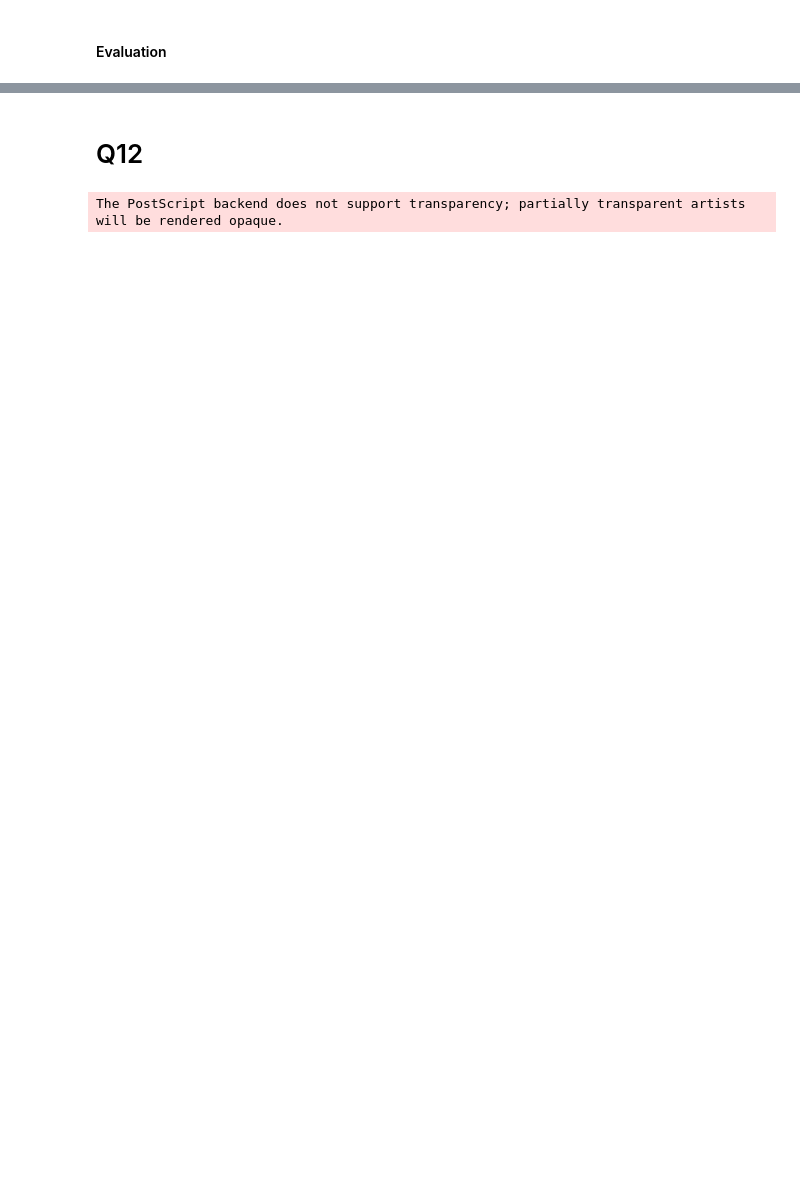
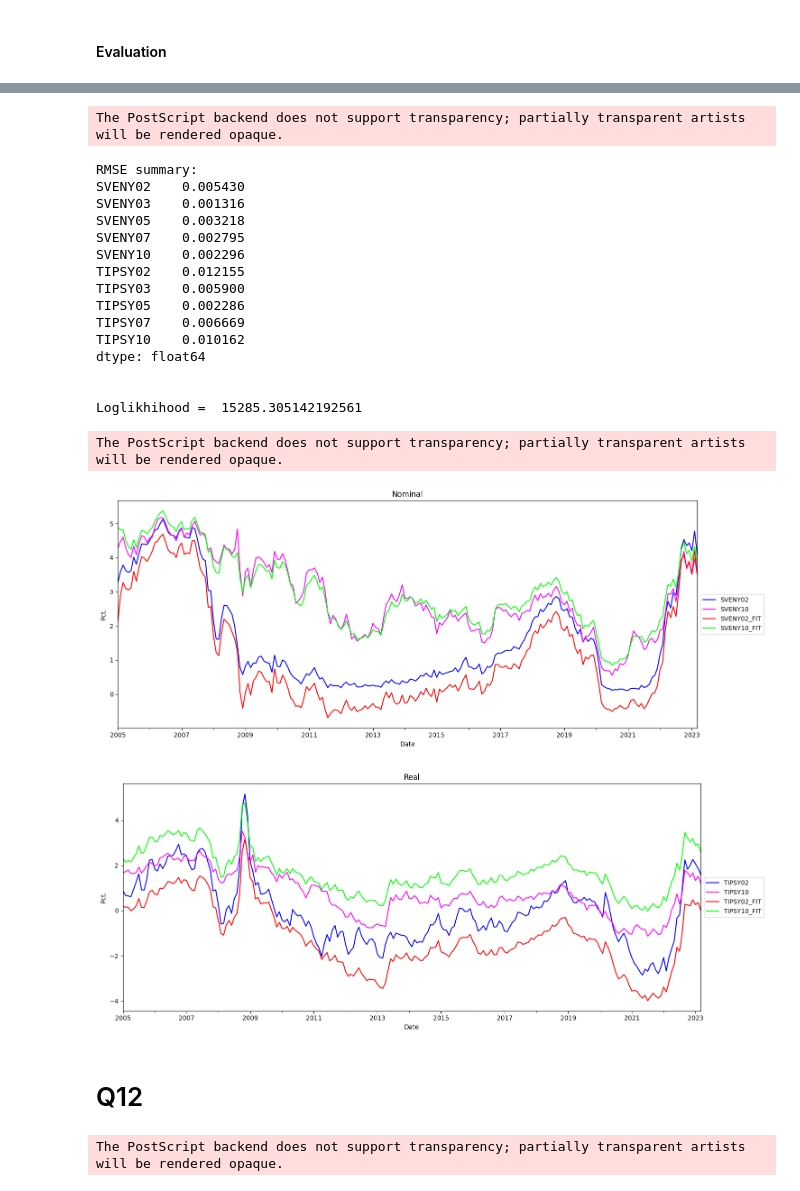
Before and after one commit to EmilieMunkedal/Bachelor, a Jupyter notebook: notebook-1 (1).ipynb, the cells around one changed output, grey strips where cells are left out. Drawn from its saved outputs; the diff is of its cells as text; code cells hidden in the pictures; blank space fills up the shorter version.

```diff
--- a/notebook-1 (1).ipynb
+++ b/notebook-1 (1).ipynb
@@ -30,10 +31,10 @@ data_real = pd.read_csv("data_real.csv", sep=",", skiprows=18) # indlæser fil
 data_nom = pd.read_csv("data_nom.csv", sep=",", skiprows=9) # indlæser fil
 
 # Select maturities 2, 3, 5, 7, 10 years and end_of_month dates
-data_real = data_real.query("Date >= '2005-01-01' and Date <= '2023-02-28'").set_index('Date')
+data_real = data_real.query("Date >= '2005-01-01' and Date <= '2023-03-31'").set_index('Date')
 data_real = data_real[['TIPSY02', 'TIPSY03', 'TIPSY05', 'TIPSY07', 'TIPSY10']]
 
-data_nom = data_nom.query("Date >= '2005-01-01' and Date <= '2023-02-28'").set_index('Date')
+data_nom = data_nom.query("Date >= '2005-01-01' and Date <= '2023-03-31'").set_index('Date')
 data_nom = data_nom[['SVENY02', 'SVENY03', 'SVENY05', 'SVENY07', 'SVENY10']]
 
 data_nom.index = pd.to_datetime(data_nom.index) # omskriver til dato
@@ -554,3 +559,78 @@ np.savetxt("xopt.txt", x0) #gemmer optimale i en txt fil
+# %%
+x0 = np.array([1.308003,0.091473,-0.544941,0.505512,
+               1.744948, 0.583144, -0.867765, 0.957497,
+               0.4508, 0.219821, -1.07043, 0.54152,
+               -0.020631, 0.580202, -4.122645, 1.292813,
+               0.035259, -0.40453,0.008985,-0.01528,
+               0.006729,0.006426,0.003129, 0.001742,
+               1.177165,0.383123,0.001263])
+
+# Format arguments
+KP = x0[:16].reshape([4, 4])
+thetaP = x0[16:20].reshape(4, 1)
+sigma_L_nom = np.abs(x0[20])
+sigma_L_real = np.abs(x0[21])
+sigma_S_nom = np.abs(x0[22])
+sigma_S_real = np.abs(x0[23])
+lambda_nom = x0[24]
+lambda_real = x0[25]
+sigma_err = x0[26]
+
+
+tau_vec = np.array([2, 3, 5, 7, 10])
+
+kalman_estimate_wo_2023 = Kalmanfilter(df, KP, thetaP, tau_vec,
+                        sigma_L_nom, sigma_L_real, sigma_S_nom, sigma_S_real,
+                        lambda_nom, lambda_real, sigma_err)
+
+kalman_estimate_wo_2023.generate_attributes()
+kalman_estimate_wo_2023.calc_RMSE()
+
+print('\n'*3)
+print('RMSE summary:')
+print(kalman_estimate_wo_2023.rmse)
+print('\n')
+print('Loglikhihood = ', kalman_estimate_wo_2023.loglik)
+
+# Plot fitted yields vs. observed yields
+df_fit = pd.DataFrame(kalman_estimate_wo_2023.yfit)
+df_fit.columns = df.columns + '_FIT'
+df_fit.index = df.index
+
+df_1 = df.iloc[:, [0,4]].join(df_fit.iloc[:, [0,4]]*100)
+df_2 = df.iloc[:, [5,9]].join(df_fit.iloc[:, [5,9]]*100)
+
+df_1.plot(color=['blue', 'fuchsia', 'red', 'lime'],
+          alpha=1, title='Nominal', ylabel='Pct.').legend(loc='center left',bbox_to_anchor=(1.0, 0.5))
+plt.tight_layout()
+# plt.savefig('nominal.png', dpi=1200)
+plt.savefig('13_nominal.eps',format='eps')
+df_2.plot(color=['blue', 'fuchsia', 'red', 'lime'],
+          alpha=1, title='Real', ylabel='Pct.').legend(loc='center left',bbox_to_anchor=(1.0, 0.5))
+plt.tight_layout()
+# plt.savefig('real.png', dpi=1200)
+plt.savefig('13_real.eps',format='eps')
+plt.show()
+# %% [output]
+The PostScript backend does not support transparency; partially transparent artists will be rendered opaque.
+RMSE summary:
+SVENY02    0.005430
+SVENY03    0.001316
+SVENY05    0.003218
+SVENY07    0.002795
+SVENY10    0.002296
+TIPSY02    0.012155
+TIPSY03    0.005900
+TIPSY05    0.002286
+TIPSY07    0.006669
+TIPSY10    0.010162
+dtype: float64
+
+
+Loglikhihood =  15285.305142192561
+The PostScript backend does not support transparency; partially transparent artists will be rendered opaque.
+[figure, added]
+[figure, added]
 # %% [markdown]
 # Q12
 # %%
```
Also changed, not shown: parts of 8 cells of this notebook, 8 other files.
